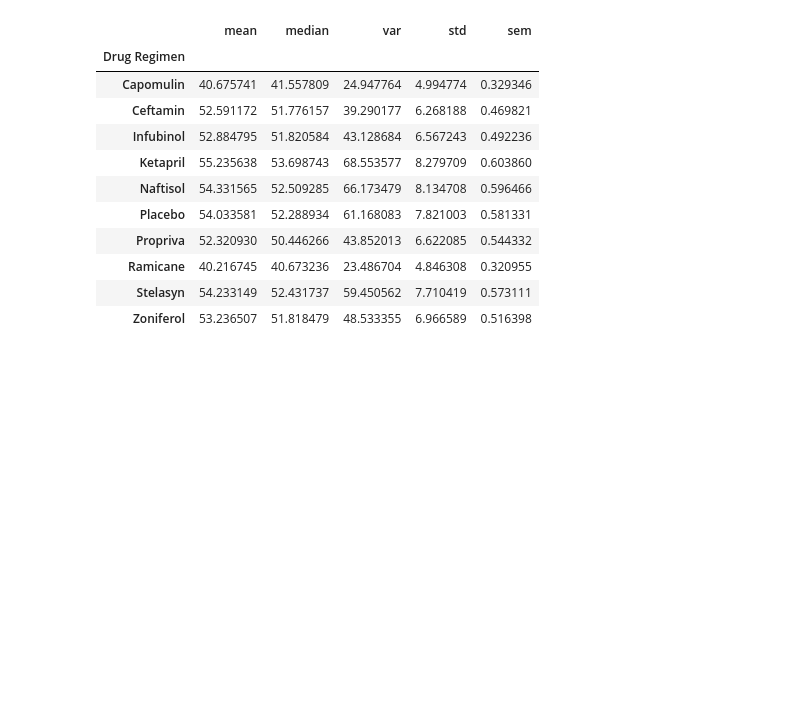
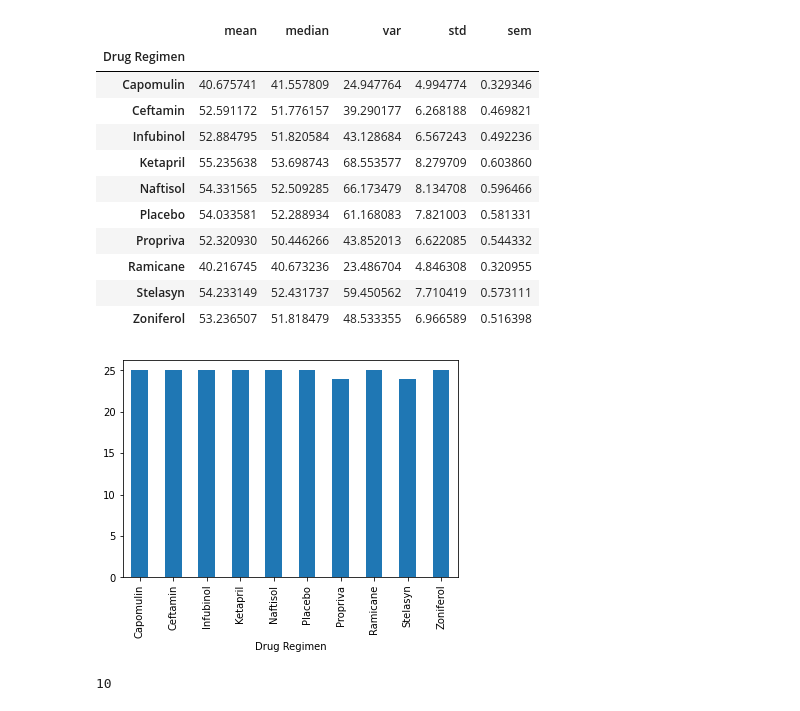
Before and after one commit to canamasc/matplotlib-challenge, a Jupyter notebook: Pymaceuticals.ipynb, the cells around one changed output. Drawn from its saved outputs; the diff is of its cells as text; code cells hidden in the pictures; blank space fills up the shorter version.

Commit message:
summary using matplotlib

```diff
--- a/Pymaceuticals.ipynb
+++ b/Pymaceuticals.ipynb
@@ -155,3 +156,12 @@ stats1
 | Ramicane | 40.216745 | 40.673236 | 23.486704 | 4.846308 | 0.320955 |
 | Stelasyn | 54.233149 | 52.431737 | 59.450562 | 7.710419 | 0.573111 |
 | Zoniferol | 53.236507 | 51.818479 | 48.533355 | 6.966589 | 0.516398 |
+# %%
+# Generate a bar plot showing the total number of unique mice tested on each drug regimen using pandas.
+uniquemice = clean_df.groupby('Drug Regimen')['Mouse ID'].nunique()
+uniquemice.plot(kind='bar')
+plt.show()
+print(len(uniquemice))
+# %% [output]
+[figure, added]
+10
```
Also changed, not shown: parts of 2 cells of this notebook.
